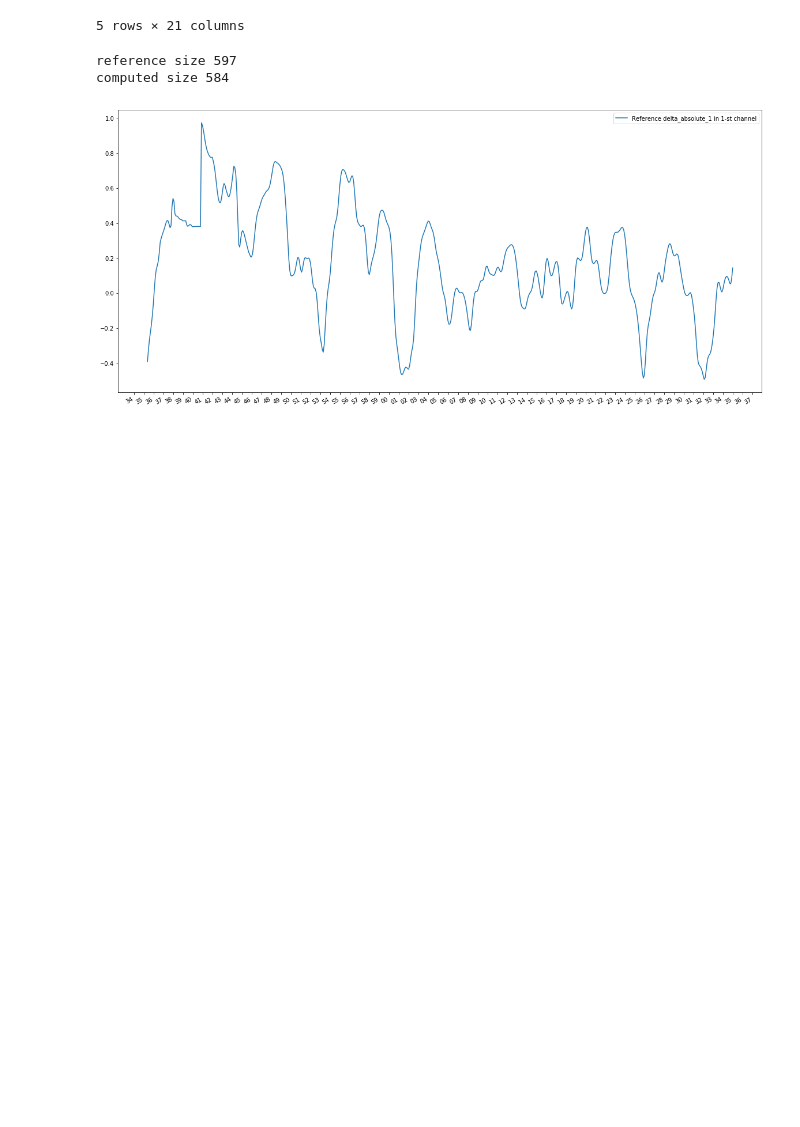
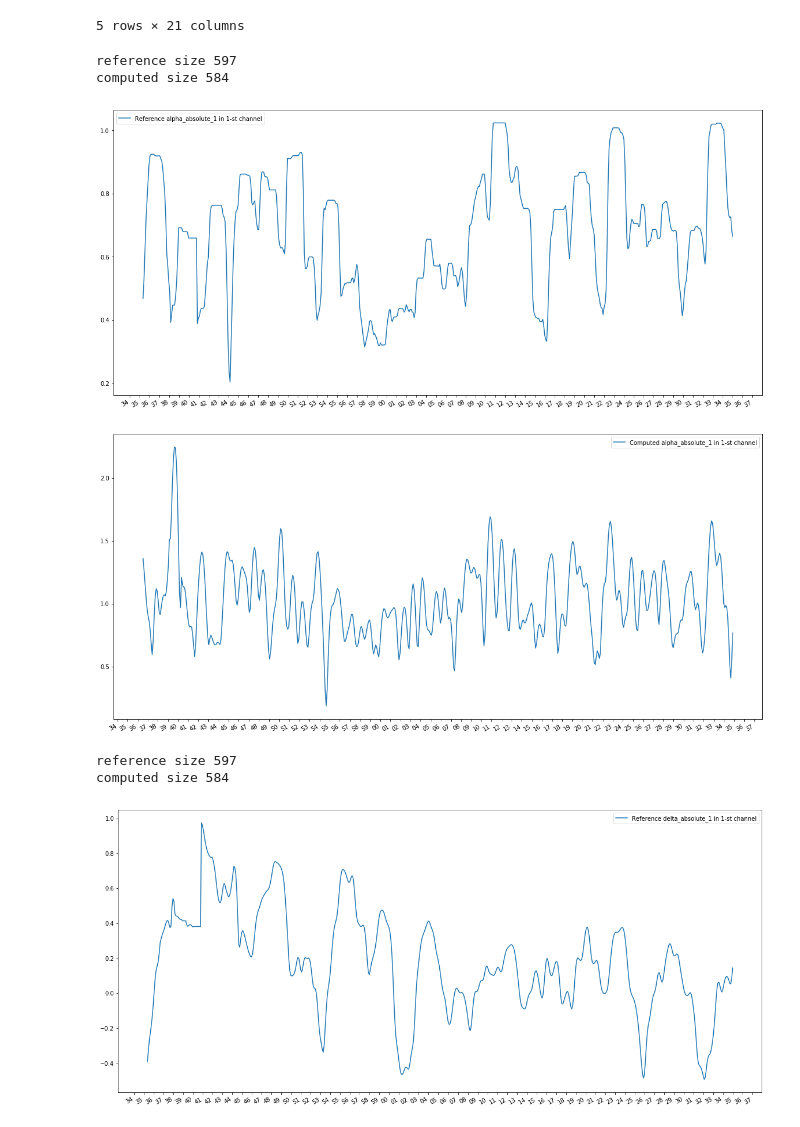
Before and after one commit to ehborisov/muse_raw_data_transformation, a Jupyter notebook: Muse data.ipynb, the cells around one changed output. Cells and saved outputs as stored; diff of their text form; code cells hidden in the pictures; blank space fills up the shorter version.

Commit message:
add plot with smoothing

```diff
--- a/Muse data.ipynb
+++ b/Muse data.ipynb
@@ -86,6 +142,13 @@ def plot_results(column):
     ax1.xaxis.set_major_formatter(sec_fmt)
     ax2.xaxis.set_major_locator(secs)
     ax2.xaxis.set_major_formatter(sec_fmt)
+# %%
+plot_results('alpha_absolute_1')
+# %% [output]
+reference size 597
+computed size 584
+[figure, added]
+[figure, added]
 # %%
 plot_results('delta_absolute_1')
 # %% [output]
```
Also changed, not shown: parts of 1 cell of this notebook.
